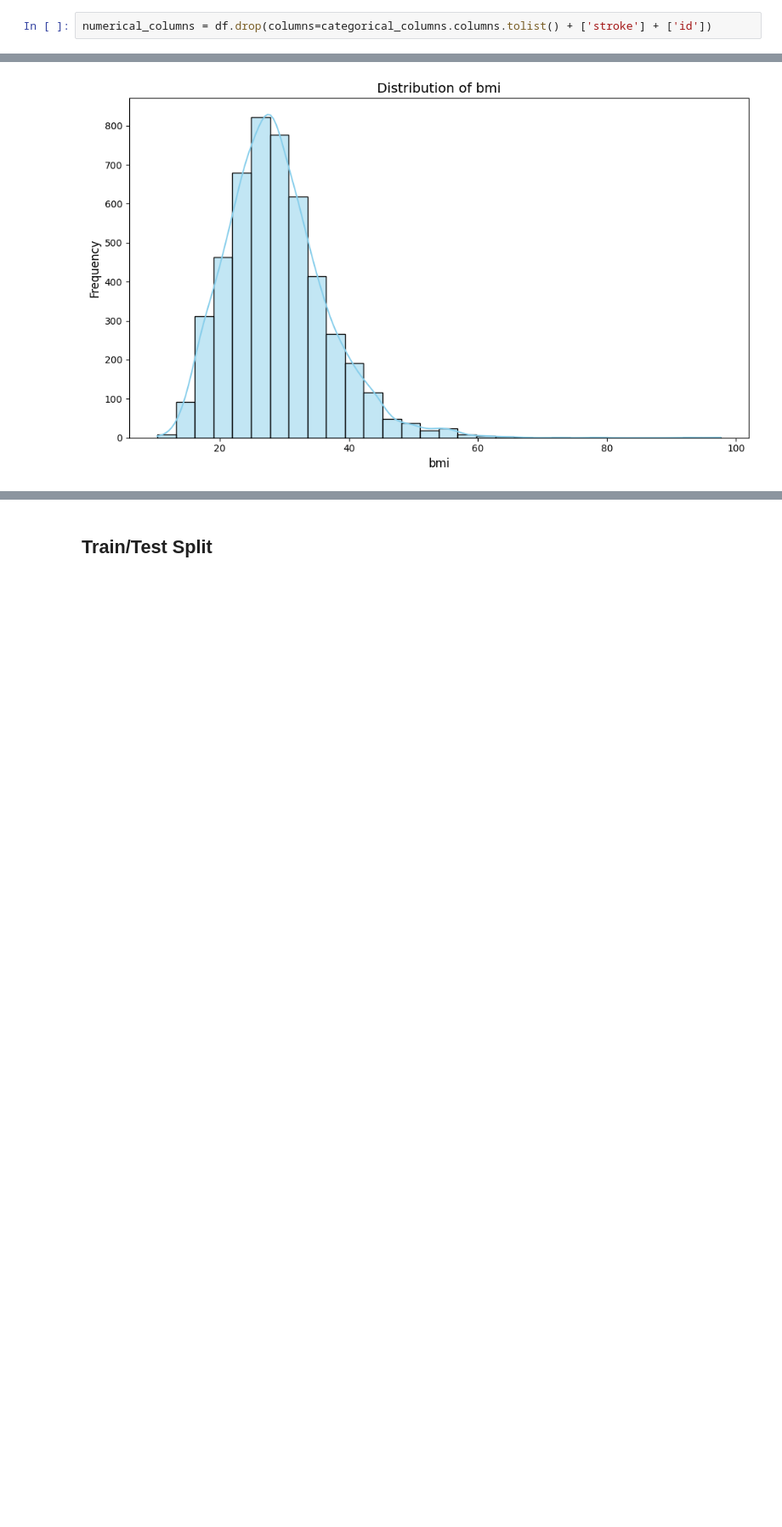
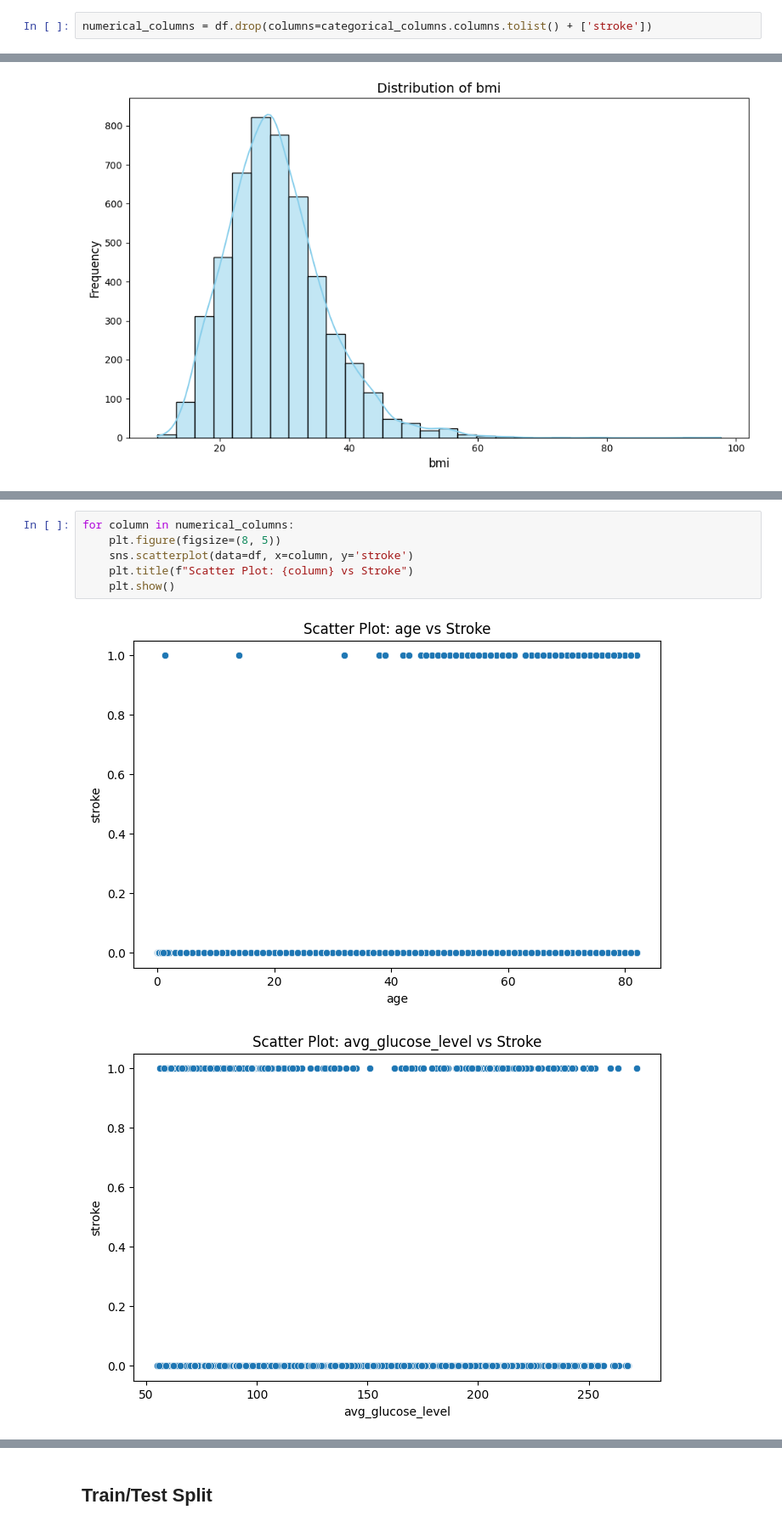
Before and after one commit to johnpospisil/stroke-prediction, a Jupyter notebook: stroke-prediction.ipynb, the cells around one changed output, grey strips where cells are left out. Shown: that part at 85% size. Cells and saved outputs as stored; diff of their text form; blank space fills up the shorter version.

```diff
--- a/stroke-prediction.ipynb
+++ b/stroke-prediction.ipynb
@@ -203,7 +205,7 @@ plt.show()
 # %% [markdown]
 ## Numerical Feature Distribution
 # %%
-numerical_columns = df.drop(columns=categorical_columns.columns.tolist() + ['stroke'] + ['id'])
+numerical_columns = df.drop(columns=categorical_columns.columns.tolist() + ['stroke'])
 # %%
 numerical_columns
 # %% [output]
@@ -236,0 +248,9 @@ for column in numerical_columns:
+# %%
+for column in numerical_columns:
+    plt.figure(figsize=(8, 5))
+    sns.scatterplot(data=df, x=column, y='stroke')
+    plt.title(f"Scatter Plot: {column} vs Stroke")
+    plt.show()
+# %% [output]
+[figure, added]
+[figure, added]
```
Also changed, not shown: parts of 22 cells of this notebook.
